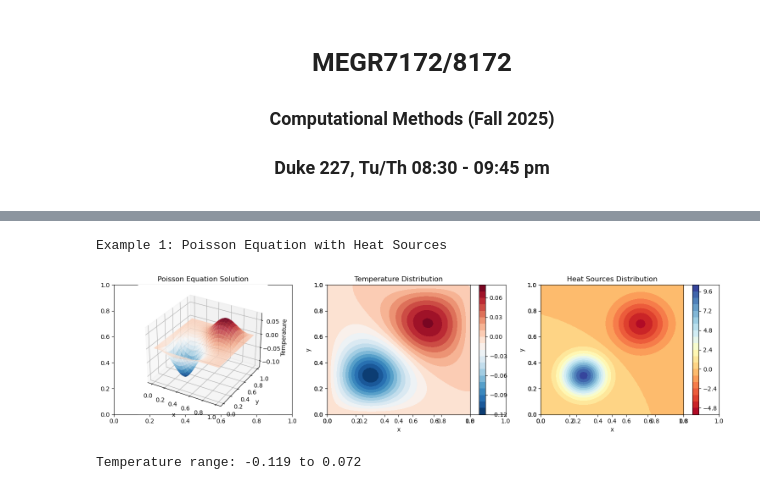
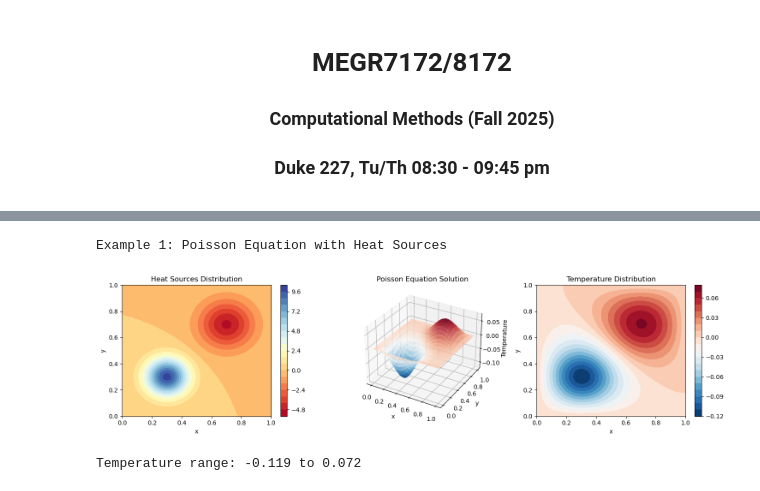
Before and after one commit to MaterSim/ComputationalMethods, a Jupyter notebook: Lectures/Lec_18_poisson.ipynb, the cells around one changed output, grey strips where cells are left out. Saved outputs shown, nothing was run; the diff lists cells and outputs as text; code cells hidden in the pictures.

```diff
--- a/Lectures/Lec_18_poisson.ipynb
+++ b/Lectures/Lec_18_poisson.ipynb
@@ -242,52 +303,55 @@ print("Example 1: Poisson Equation with Heat Sources")
 Lx = Ly = 1.0
 Nx = Ny = 50
 
 # Heat source function: multiple Gaussian sources
 def heat_sources(x, y):
     source1 = 10 * np.exp(-50 * ((x - 0.3)**2 + (y - 0.3)**2))  # Hot spot
     source2 = -5 * np.exp(-30 * ((x - 0.7)**2 + (y - 0.7)**2))  # Cold spot
     return source1 + source2
 
 # Boundary condition function: temperature = 0 on boundaries
 def boundary_temp(x, y):
     return 0.0
 
 # Solve Poisson equation
 X_poisson, Y_poisson, u_poisson = solve_poisson_2d(Lx, Ly, Nx, Ny, heat_sources, boundary_temp)
 
 # Plot Poisson equation results
-fig, axes = plt.subplots(1, 3, figsize=(15, 4))
+fig = plt.figure(figsize=(15, 4))
 
-# 3D surface plot
-ax1 = fig.add_subplot(131, projection='3d')
-surf1 = ax1.plot_surface(X_poisson, Y_poisson, u_poisson, cmap='RdBu_r', alpha=0.8)
-ax1.set_title('Poisson Equation Solution')
-ax1.set_xlabel('x'); ax1.set_ylabel('y'); ax1.set_zlabel('Temperature')
-
-# Contour plot
-ax2 = fig.add_subplot(132)
-contour1 = ax2.contourf(X_poisson, Y_poisson, u_poisson, levels=20, cmap='RdBu_r')
-ax2.set_title('Temperature Distribution')
-ax2.set_xlabel('x'); ax2.set_ylabel('y')
-plt.colorbar(contour1, ax=ax2)
-
-# Heat source visualization
-ax3 = fig.add_subplot(133)
+# Heat source visualization (first plot)
+ax1 = fig.add_subplot(131)
 source_map = np.zeros_like(X_poisson)
 for i in range(len(X_poisson[0])):
     for j in range(len(Y_poisson)):
         source_map[j, i] = heat_sources(X_poisson[j, i], Y_poisson[j, i])
 
-contour2 = ax3.contourf(X_poisson, Y_poisson, source_map, levels=20, cmap='RdYlBu')
-ax3.set_title('Heat Sources Distribution')
-ax3.set_xlabel('x'); ax3.set_ylabel('y')
-plt.colorbar(contour2, ax=ax3)
+contour1 = ax1.contourf(X_poisson, Y_poisson, source_map, levels=20, cmap='RdYlBu')
+ax1.set_title('Heat Sources Distribution')
+ax1.set_xlabel('x')
+ax1.set_ylabel('y')
+plt.colorbar(contour1, ax=ax1)
 
+# 3D surface plot (second plot)
+ax2 = fig.add_subplot(132, projection='3d')
+surf2 = ax2.plot_surface(X_poisson, Y_poisson, u_poisson, cmap='RdBu_r', alpha=0.8)
+ax2.set_title('Poisson Equation Solution')
+ax2.set_xlabel('x')
+ax2.set_ylabel('y')
+ax2.set_zlabel('Temperature')
+
+# Contour plot (third plot)
+ax3 = fig.add_subplot(133)
+contour3 = ax3.contourf(X_poisson, Y_poisson, u_poisson, levels=20, cmap='RdBu_r')
+ax3.set_title('Temperature Distribution')
+ax3.set_xlabel('x')
+ax3.set_ylabel('y')
+plt.colorbar(contour3, ax=ax3)
 plt.tight_layout()
 plt.show()
 
 print(f"Temperature range: {np.min(u_poisson):.3f} to {np.max(u_poisson):.3f}")
 # %% [output]
 Example 1: Poisson Equation with Heat Sources
-[figure, old version]
+[figure, new version]
 Temperature range: -0.119 to 0.072
```
Also changed, not shown: parts of 9 cells of this notebook, 2 other files.
